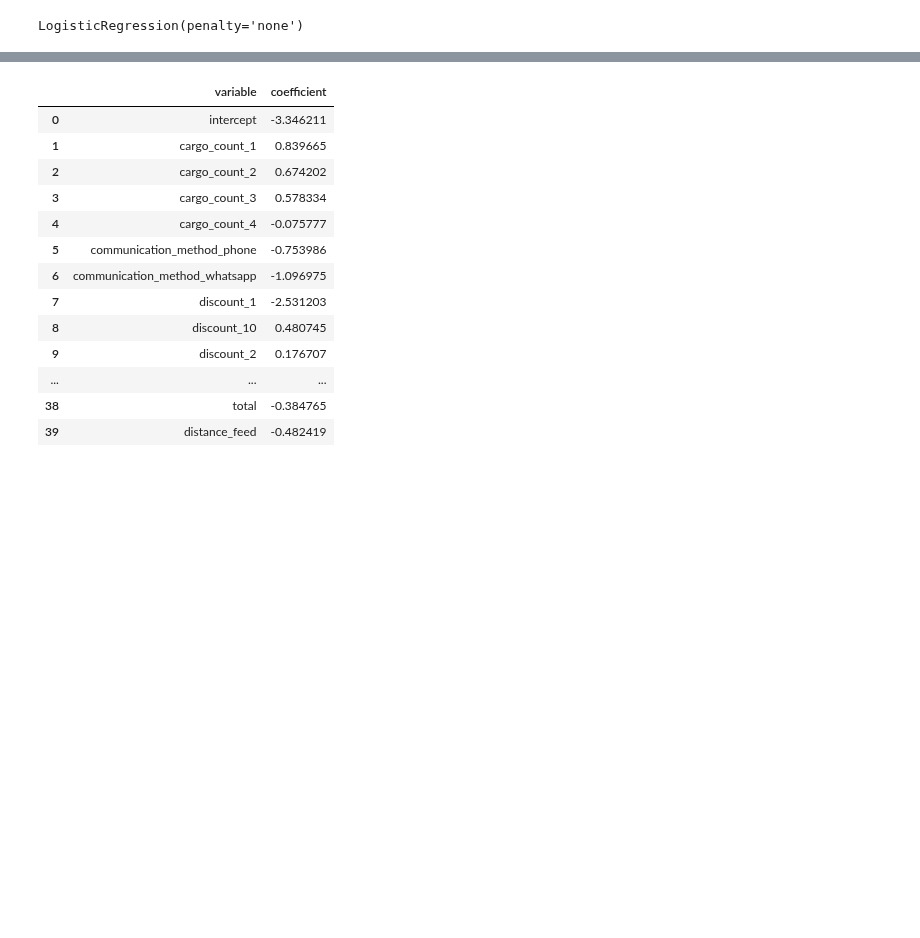
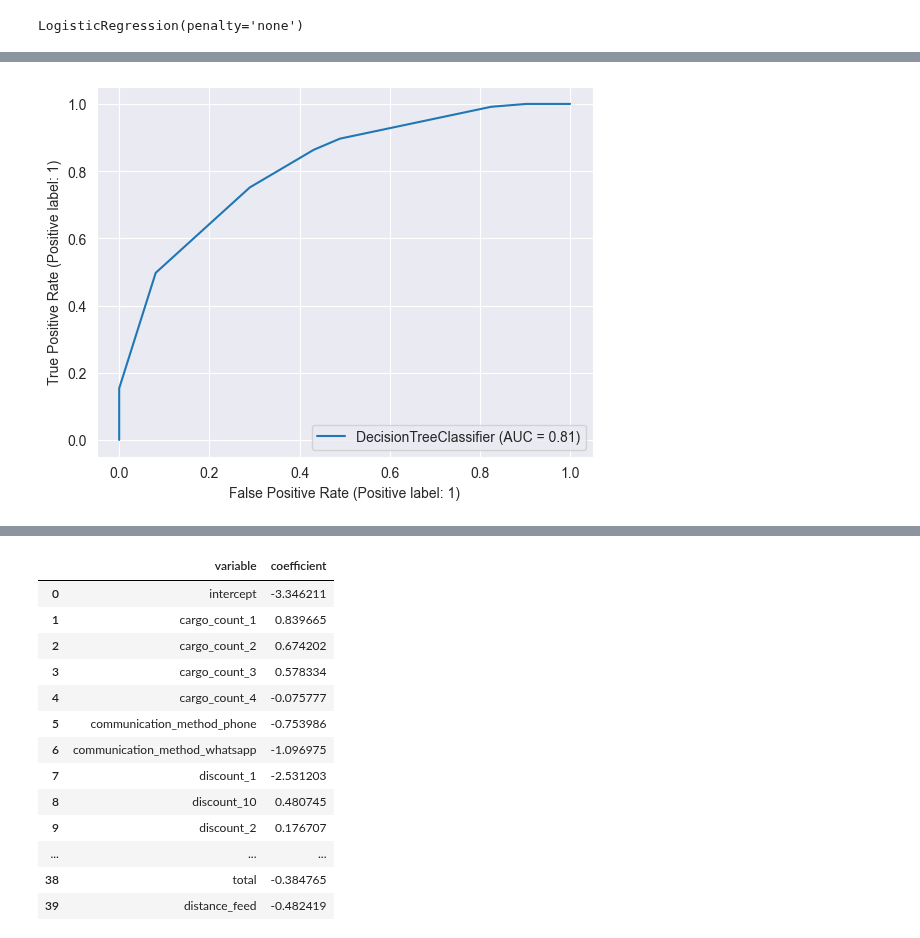
Before and after one commit to betelgeus/study, a Jupyter notebook: statistics/Mudanzer_orders_stats.ipynb, the cells around one changed output, grey strips where cells are left out. Cells and saved outputs as stored; diff of their text form; code cells hidden in the pictures; blank space fills up the shorter version.

```diff
--- a/statistics/Mudanzer_orders_stats.ipynb
+++ b/statistics/Mudanzer_orders_stats.ipynb
@@ -100,0 +164,2 @@ LogisticRegression(penalty='none')
+# %%
+grid_search_cv_clf=GridSearchCV(clf1, params, cv=5)
@@ -103,3 +205,8 @@ X_test, y_test = get_features_and_target_arrays(df_test, numeric_cols, cat_cols,
+# %%
+plot_roc_curve(best_clf, X_test, y_test)
+plt.show()
+# %% [output]
+[figure, added]
 # %%
 plot_roc_curve(clf, X_test, y_test)
 plt.show()
```
Also changed, not shown: parts of 28 cells of this notebook, 1 other file.
